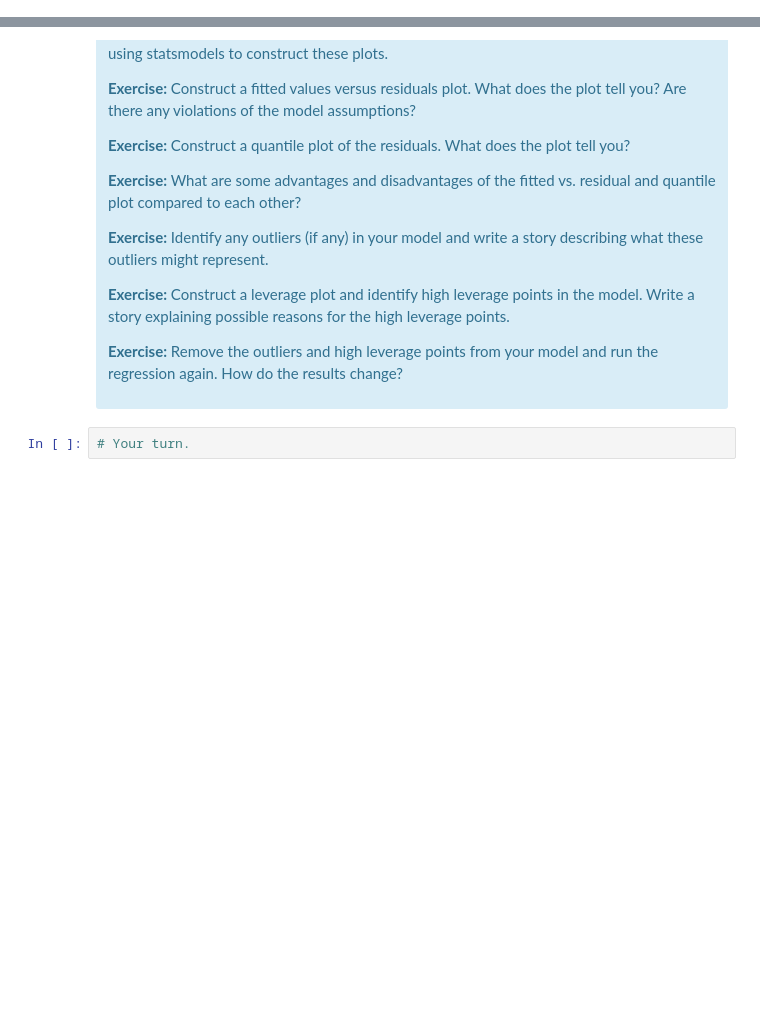
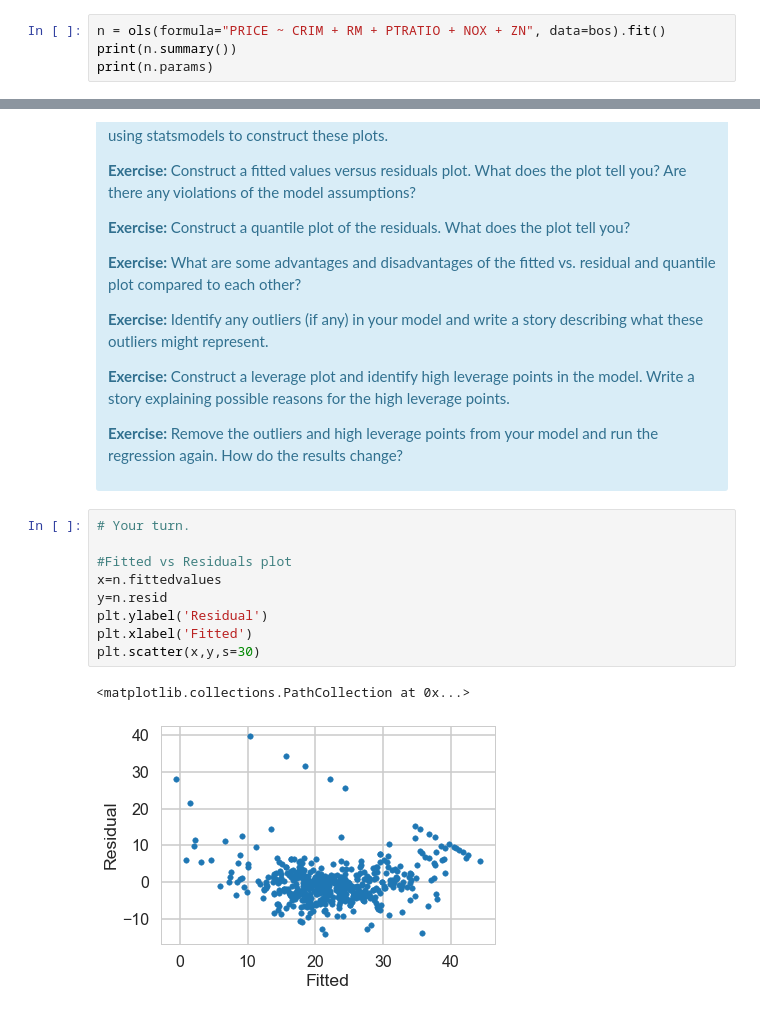
Before and after one commit to Zonk3/Springboard, a Jupyter notebook: Mini_Project_Linear_Regression.ipynb, the cells around one changed output, grey strips where cells are left out. Cells and saved outputs as stored; diff of their text form; blank space fills up the shorter version.

```diff
--- a/Mini_Project_Linear_Regression.ipynb
+++ b/Mini_Project_Linear_Regression.ipynb
@@ -744,0 +818,4 @@ There are some other issues that are important investigate with linear regressio
+# %%
+n = ols(formula="PRICE ~ CRIM + RM + PTRATIO + NOX + ZN", data=bos).fit()
+print(n.summary())
+print(n.params)
@@ -760,5 +887,15 @@ There are some other issues that are important investigate with linear regressio
 
 <p><b>Exercise:</b> Remove the outliers and high leverage points from your model and run the regression again. How do the results change?</p>
 </div>
-# %%
-# Your turn.
+# %%
+# Your turn.
+
+#Fitted vs Residuals plot
+x=n.fittedvalues
+y=n.resid
+plt.ylabel('Residual')
+plt.xlabel('Fitted')
+plt.scatter(x,y,s=30)
+# %% [output]
+<matplotlib.collections.PathCollection at 0x...>
+[figure, added]
```
Also changed, not shown: parts of 25 cells of this notebook.
